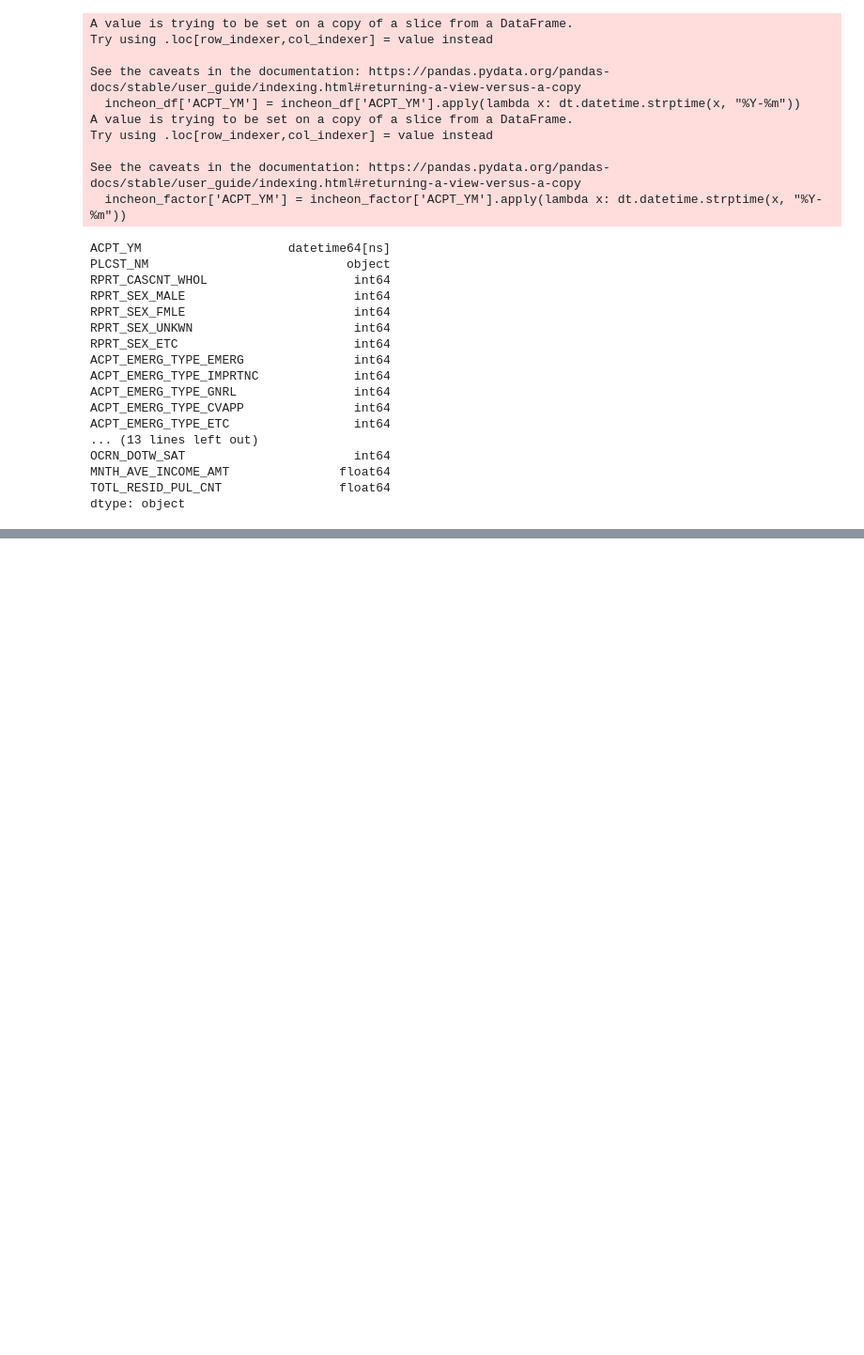
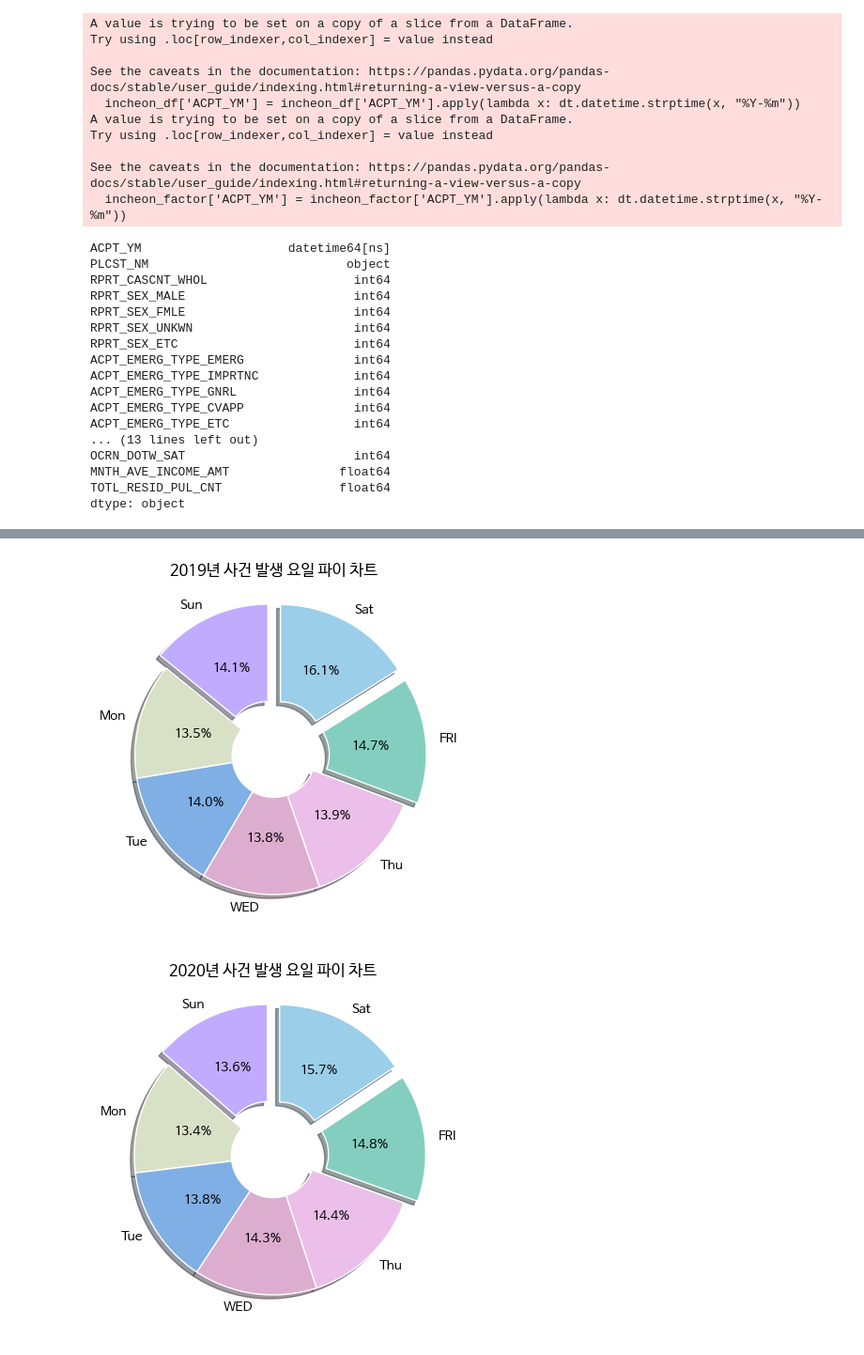
Before and after one commit to geun-hyoung/python-exploratory-data-analysis-police-data, a Jupyter notebook: Data_Clenaing&EDA.ipynb, the cells around one changed output, grey strips where cells are left out. Shown at 94% size. Cells and saved outputs as stored; diff of their text form; code cells hidden in the pictures; blank space fills up the shorter version.

```diff
--- a/Data_Clenaing&EDA.ipynb
+++ b/Data_Clenaing&EDA.ipynb
@@ -147,0 +239,2 @@ PLCST_NM
+# %%
+df = [df_19, df_20, df_21]
@@ -147,0 +298,24 @@ PLCST_NM
+# %%
+def draw_pieplot(x, year):
+  colors = ['#c1abff', '#d8e1c5', '#80afe5', '#ddadd0', '#ebbfea',
+            '#84cec0', '#9acee9', '#d6c2b6', '#d48c9d', '#dcf6c5']
+
+  ratio = [x[i].sum()/x['RPRT_CASCNT_WHOL'].sum() for i in week]
+  labels = ['Sun', 'Mon', 'Tue', 'WED', 'Thu', 'FRI', 'Sat']
+
+  explode = [0.1, 0, 0, 0, 0, 0.1,  0.1]
+  wedgeprops = {'width': 0.7, 'edgecolor': 'w', 'linewidth': 1}
+
+  plt.title('{0}년 사건 발생 요일 파이 차트'.format(year))
+  plt.pie(ratio, labels = labels, autopct = '%.1f%%', startangle=90,
+          colors=colors, explode = explode, shadow = True, wedgeprops=wedgeprops)
+
+  plt.show()
+  return
+
+for j in range(3):
+  draw_pieplot(df[j], year[j])
+# plt.savefig('./images/my_pie_chart.png')
+# %% [output]
+[figure, added]
+[figure, added]
```
Also changed, not shown: parts of 31 cells of this notebook.
